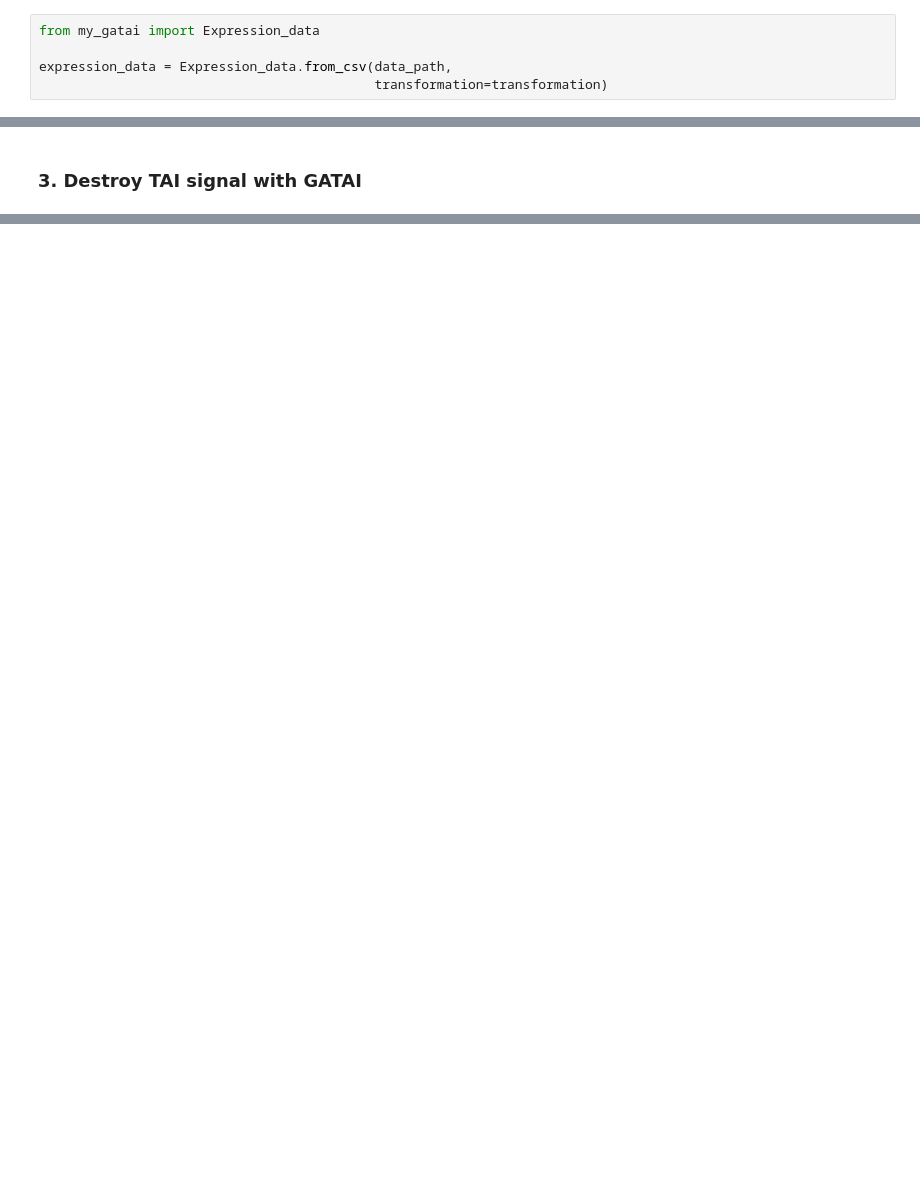
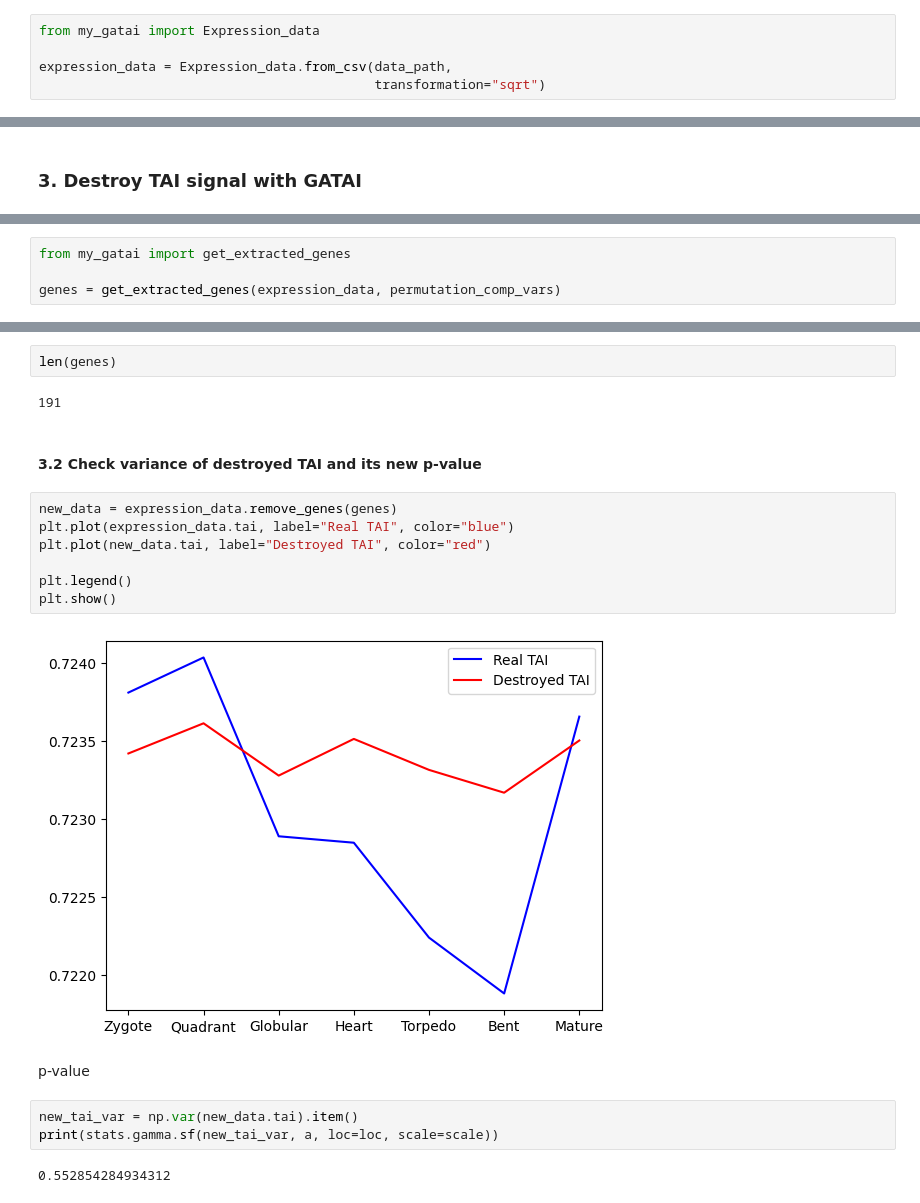
Before and after one commit to nifets-PhD/GATAI-reproduction, a Jupyter notebook: tai_destroyer.ipynb, the cells around one changed output, grey strips where cells are left out. Cells and saved outputs as stored; diff of their text form; blank space fills up the shorter version.

```diff
--- a/tai_destroyer.ipynb
+++ b/tai_destroyer.ipynb
@@ -12,7 +12,7 @@ transformation = "sqrt"
 from my_gatai import Expression_data
 
 expression_data = Expression_data.from_csv(data_path,
-                                           transformation=transformation)
+                                           transformation="sqrt")
 # %% [markdown]
 #### 1.1 Compute TAI value
 # %%
@@ -77,0 +83,4 @@ plt.show()
+# %%
+from my_gatai import get_extracted_genes
+
+genes = get_extracted_genes(expression_data, permutation_comp_vars)
@@ -77,0 +105,22 @@ plt.show()
+# %%
+len(genes)
+# %% [output]
+191
+# %% [markdown]
+#### 3.2 Check variance of destroyed TAI and its new p-value
+# %%
+new_data = expression_data.remove_genes(genes)
+plt.plot(expression_data.tai, label="Real TAI", color="blue")
+plt.plot(new_data.tai, label="Destroyed TAI", color="red")
+
+plt.legend()
+plt.show()
+# %% [output]
+[figure, added]
+# %% [markdown]
+p-value
+# %%
+new_tai_var = np.var(new_data.tai).item()
+print(stats.gamma.sf(new_tai_var, a, loc=loc, scale=scale))
+# %% [output]
+0.552854284934312
```
Also changed, not shown: parts of 12 cells of this notebook, 1 other file.
